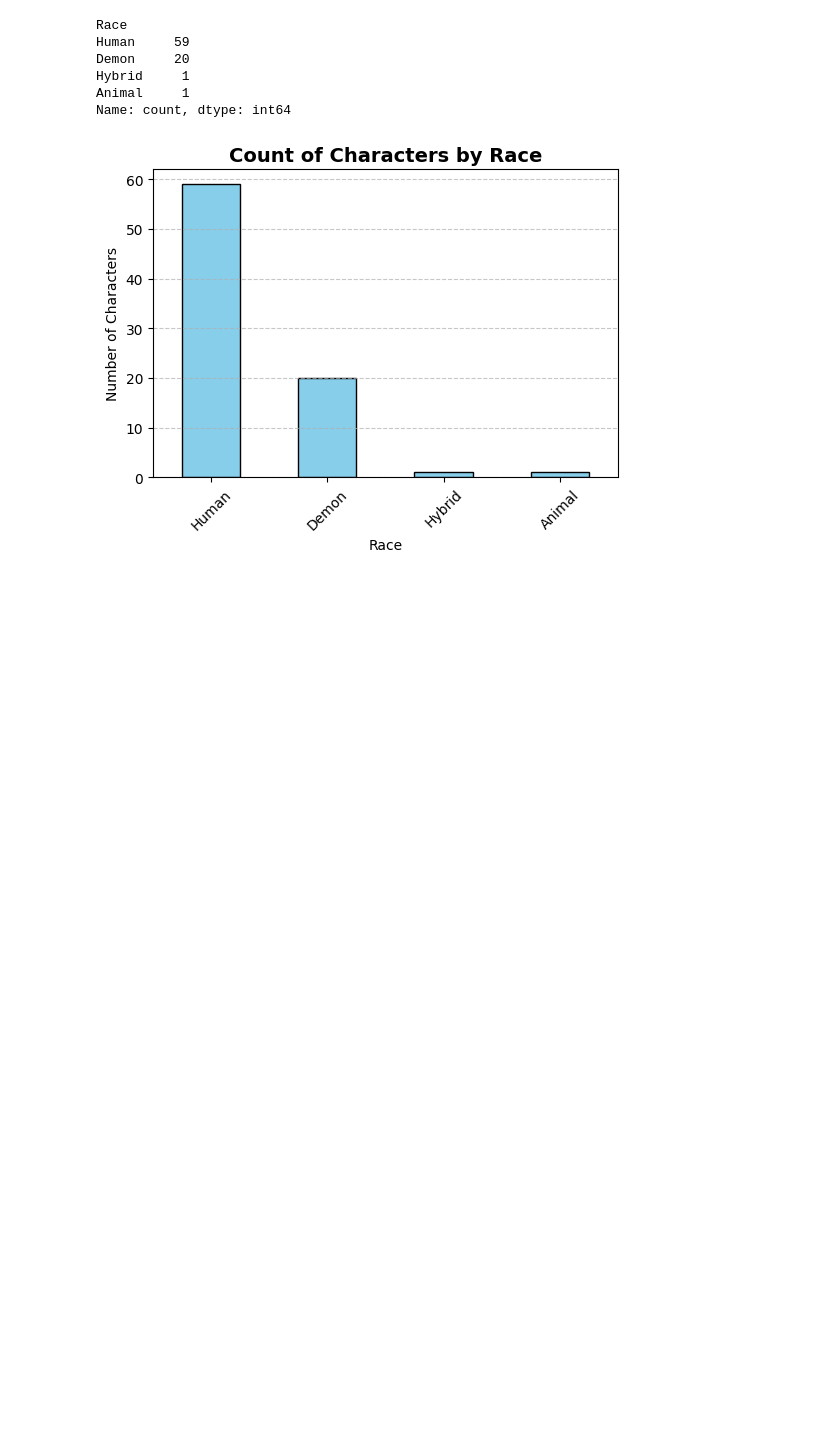
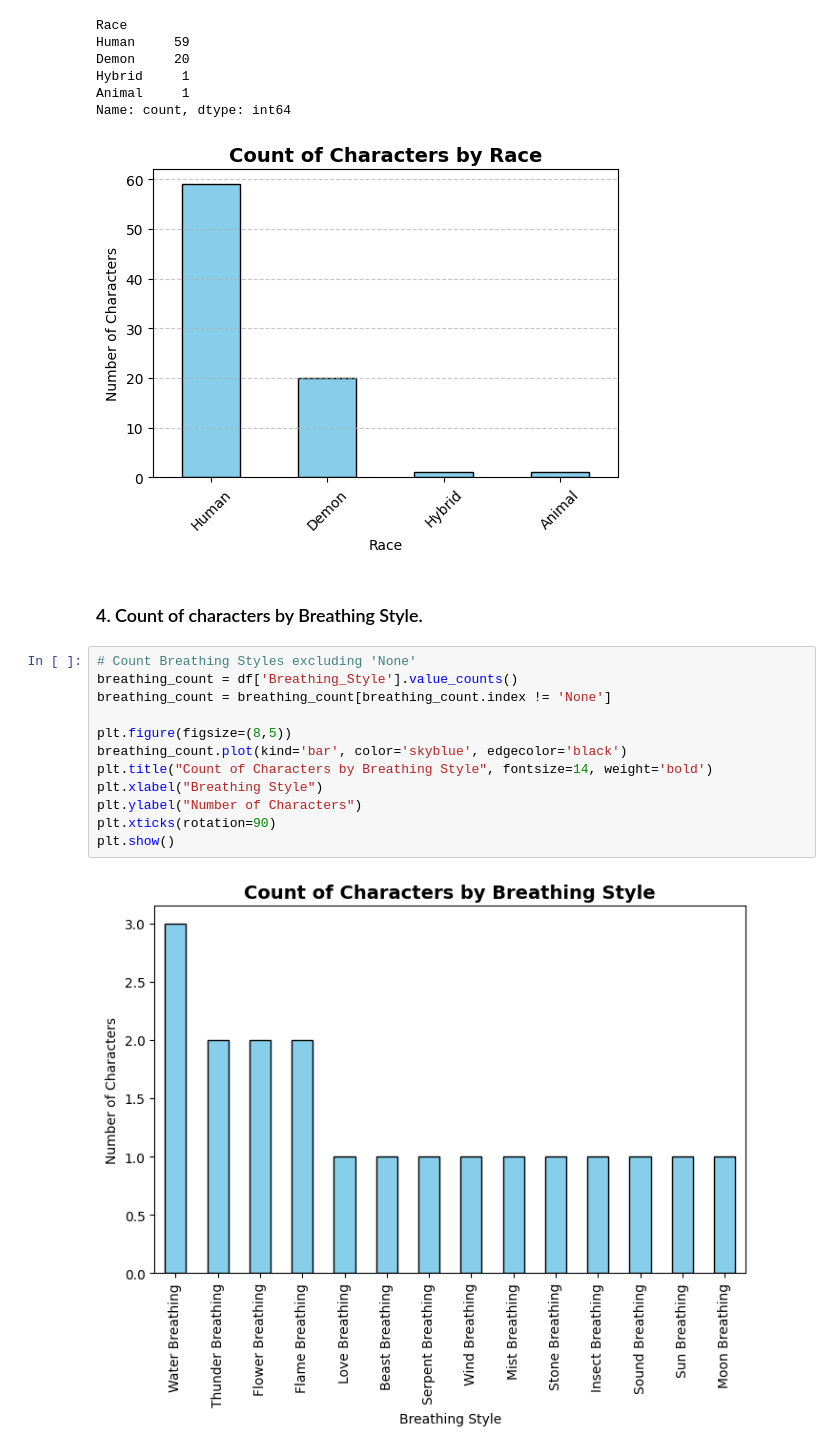
Before and after one commit to lukhi-laksh/Kaggle-Notebooks, a Jupyter notebook: Demon_Slayer_Character_Analysis.ipynb, the cells around one changed output. Saved outputs shown, nothing was run; the diff lists cells and outputs as text; blank space fills up the shorter version.

```diff
--- a/Demon_Slayer_Character_Analysis.ipynb
+++ b/Demon_Slayer_Character_Analysis.ipynb
@@ -173,3 +173,19 @@ Hybrid     1
 Animal     1
 Name: count, dtype: int64
 [figure]
+# %% [markdown]
+### 4. Count of characters by Breathing Style.
+# %%
+# Count Breathing Styles excluding 'None'
+breathing_count = df['Breathing_Style'].value_counts()
+breathing_count = breathing_count[breathing_count.index != 'None']
+
+plt.figure(figsize=(8,5))
+breathing_count.plot(kind='bar', color='skyblue', edgecolor='black')
+plt.title("Count of Characters by Breathing Style", fontsize=14, weight='bold')
+plt.xlabel("Breathing Style")
+plt.ylabel("Number of Characters")
+plt.xticks(rotation=90)
+plt.show()
+# %% [output]
+[figure, added]
```
Also changed, not shown: parts of 5 cells of this notebook.
